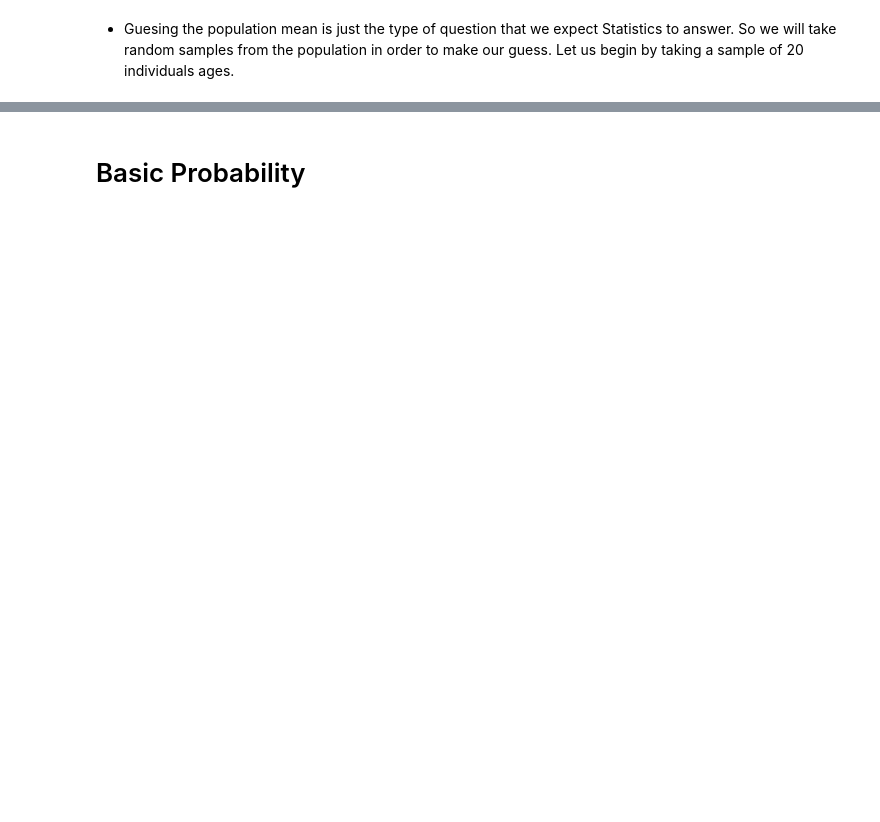
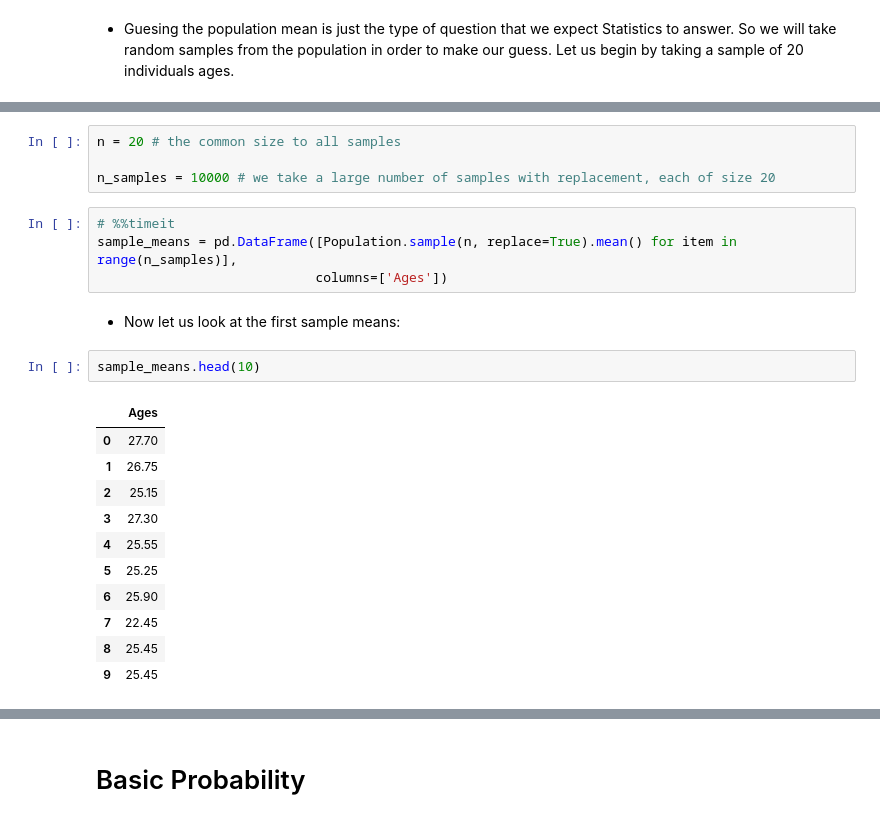
Before and after one commit to mbdfmad/fmad2223, a Jupyter notebook: 03-Probability.ipynb, the cells around one changed output, grey strips where cells are left out. Cells and saved outputs as stored; diff of their text form; blank space fills up the shorter version.

```diff
--- a/03-Probability.ipynb
+++ b/03-Probability.ipynb
@@ -94,0 +106,24 @@ $$x_1 = 2,\, x_2 = 2,\,  \ldots \, , x_{20}$$
+# %%
+n = 20 # the common size to all samples
+
+n_samples = 10000 # we take a large number of samples with replacement, each of size 20
+# %%
+# %%timeit
+sample_means = pd.DataFrame([Population.sample(n, replace=True).mean() for item in range(n_samples)],
+                            columns=['Ages'])
+# %% [markdown]
++ Now let us look at the first sample means:
+# %%
+sample_means.head(10)
+# %% [output]
+|  | Ages |
+| 0 | 27.70 |
+| 1 | 26.75 |
+| 2 | 25.15 |
+| 3 | 27.30 |
+| 4 | 25.55 |
+| 5 | 25.25 |
+| 6 | 25.90 |
+| 7 | 22.45 |
+| 8 | 25.45 |
+| 9 | 25.45 |
```
Also changed, not shown: parts of 25 cells of this notebook, 2 other files.
